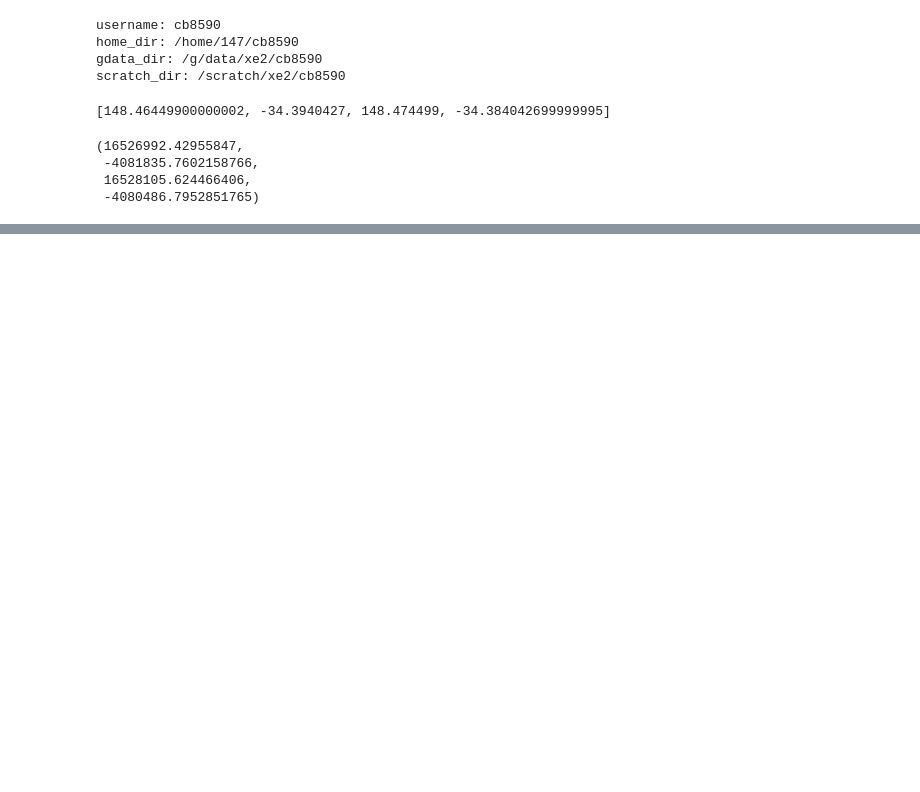
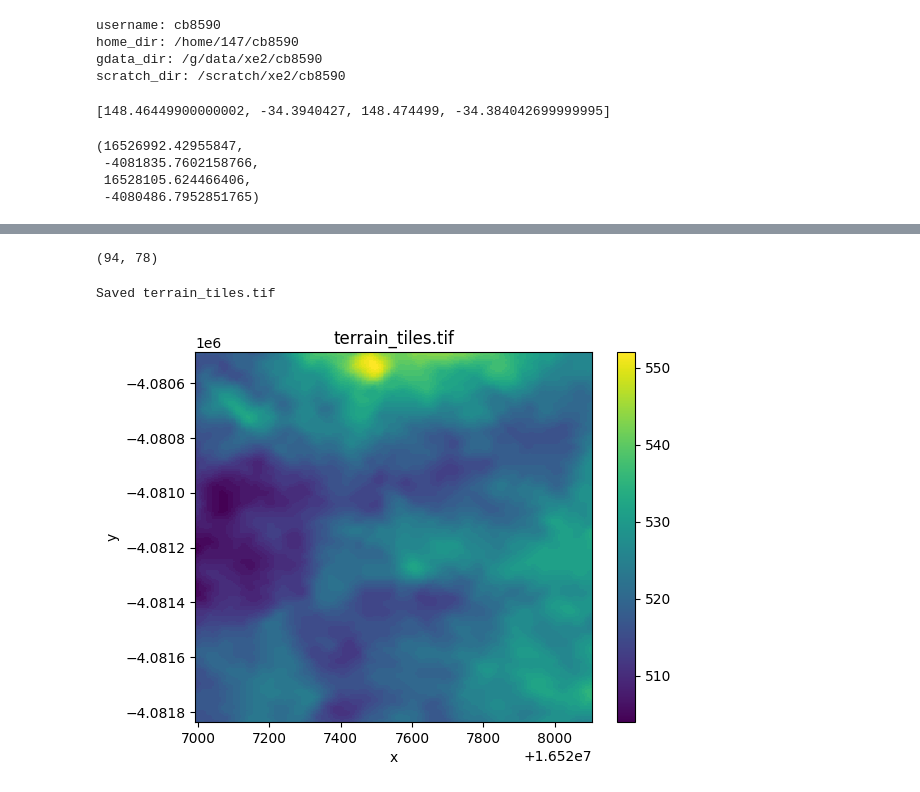
Before and after one commit to johnburley3000/PaddockTS, a Jupyter notebook: DAESIM_preprocess/terrain_tiles.ipynb, the cells around one changed output, grey strips where cells are left out. Cells and saved outputs as stored; diff of their text form; code cells hidden in the pictures; blank space fills up the shorter version.

Commit message:
Terrain tiles full demo

```diff
--- a/DAESIM_preprocess/terrain_tiles.ipynb
+++ b/DAESIM_preprocess/terrain_tiles.ipynb
@@ -333,3 +128,40 @@ DAESIM_preprocess  Planet_dl  main.sh    main_test.sh
+# %%
+def downsample(dem):
+    """Downsample from 10m dem to 30m dem"""
+    zoomed = zoom(dem, 1/3, order=0)
+    return zoomed
+
+downsampled = downsample(dem)
+downsampled.shape
+# %% [output]
+(94, 78)
+# %%
+def download_dem(dem, meta, filename="terrain_tiles.tif"):
+    meta.update({
+        "driver": "GTiff",
+        "height": dem.shape[0],
+        "width": dem.shape[1],
+        "count": 1,  # Number of bands
+        "dtype": dem.dtype
+    })
+    with rasterio.open(filename, 'w', **meta) as dst:
+        dst.write(dem, 1)
+    print(f"Saved {filename}")
+
+download_dem(dem, meta)
+# %% [output]
+Saved terrain_tiles.tif
+# %%
+def visualise_tif(filename="terrain_tiles.tif"):
+    ds = rxr.open_rasterio("terrain_tiles.tif")
+    band = ds.sel(band=1)
+    band.plot()
+    plt.title(filename)
+    plt.show()
+
+visualise_tif()
+# %% [output]
+[figure, added]
 # %%
 def terrain_tiles(lat, lon, buffer, outdir, stub):
     """Download 10m resolution elevation from terrain_tiles"""
```
Also changed, not shown: parts of 16 cells of this notebook, 2 other files.
